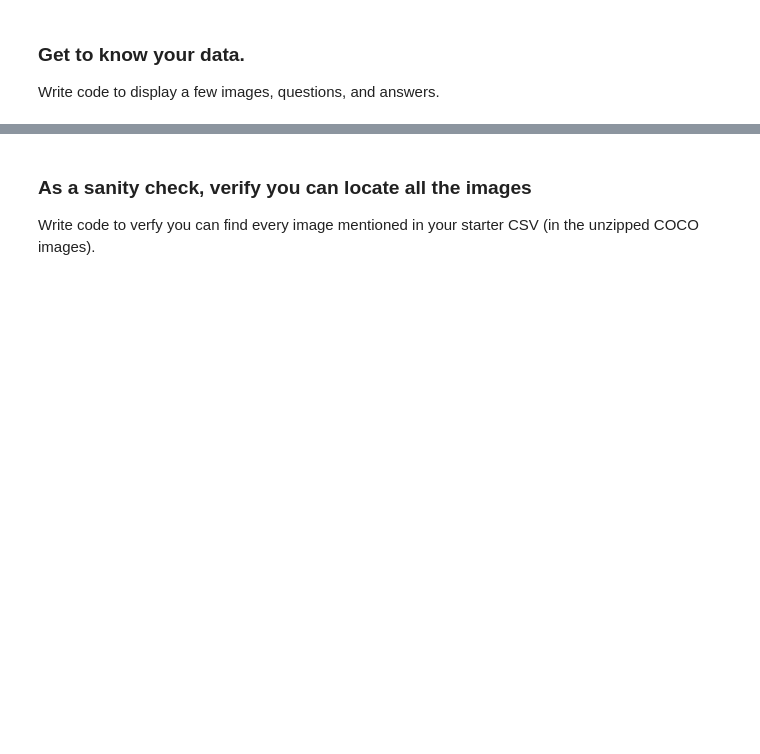
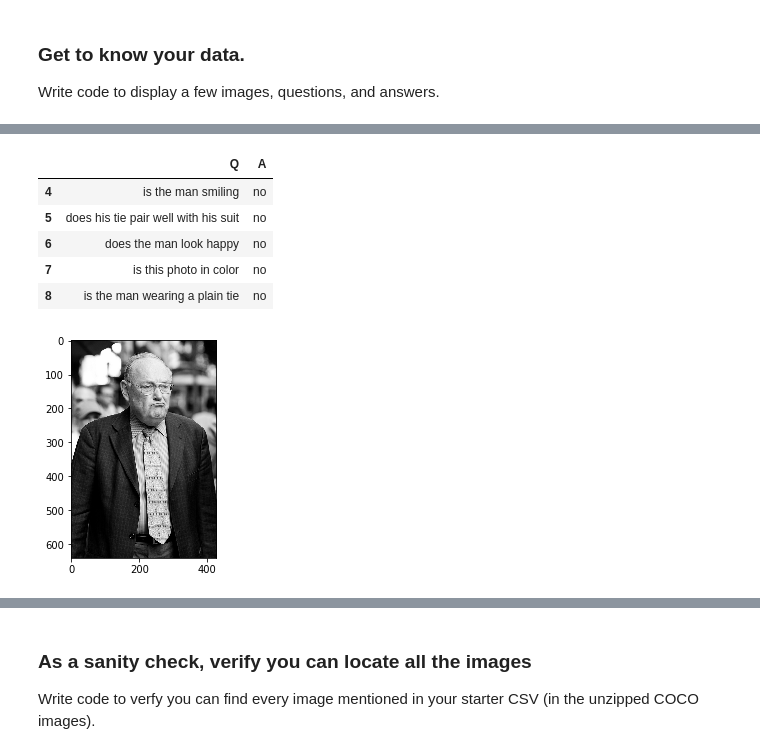
Before and after one commit to ysjbluemoon/Applied-Deep-Learning, a Jupyter notebook: Assignment 4/a4.ipynb, the cells around one changed output, grey strips where cells are left out. Cells and saved outputs as stored; diff of their text form; code cells hidden in the pictures; blank space fills up the shorter version.

```diff
--- a/Assignment 4/a4.ipynb
+++ b/Assignment 4/a4.ipynb
@@ -210,0 +218,12 @@ Write code to display a few images, questions, and answers.
+# %%
+im = plt.imread("train_image/train2014/COCO_train2014_000000393224.jpg")
+plt.imshow(im)
+df[df.Img=="COCO_train2014_000000393224.jpg"][['Q','A']]
+# %% [output]
+|  | Q | A |
+| 4 | is the man smiling | no |
+| 5 | does his tie pair well with his suit | no |
+| 6 | does the man look happy | no |
+| 7 | is this photo in color | no |
+| 8 | is the man wearing a plain tie | no |
+[figure, added]
```
Also changed, not shown: parts of 4 cells of this notebook.
